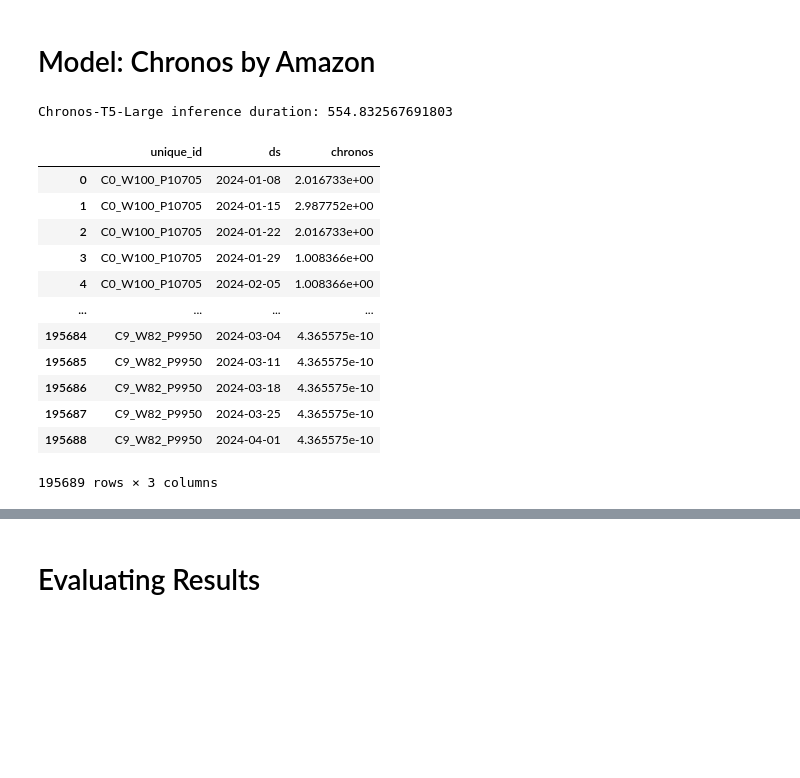
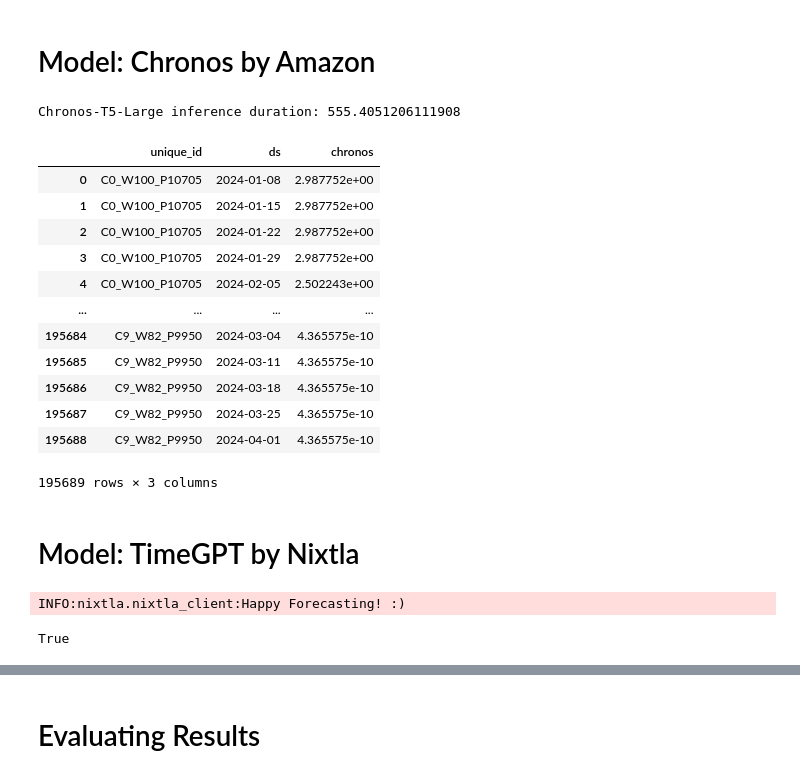
Before and after one commit to solayman-cs/long-horizon-forecast, a Jupyter notebook: experiments.ipynb, the cells around one changed output, grey strips where cells are left out. Drawn from its saved outputs; the diff is of its cells as text; code cells hidden in the pictures; blank space fills up the shorter version.

```diff
--- a/experiments.ipynb
+++ b/experiments.ipynb
@@ -202,13 +216,14 @@ batch_size = 13
 actual = []
 chronos_large_preds = []
 
-start = time.time()
+
 all_timeseries = [
     torch.tensor(df["y"].values[:-horizon])
     for _, df in Y_df.groupby("unique_id")
     if len(df["y"].values) > horizon
 ]
 
+start = time.time()
 
 for i in tqdm(range(0, len(all_timeseries), batch_size)):
     batch_context = all_timeseries[i: i + batch_size]
@@ -218,45 +233,45 @@ for i in tqdm(range(0, len(all_timeseries), batch_size)):
 
 chronos_large_preds = np.concatenate(chronos_large_preds)
 chronos_large_duration = time.time() - start
-print("Chronos-T5-Large inference duration:", chronos_large_duration)
+print("Chronos-T5-Large inference duration (seconds):", chronos_large_duration)
 # %% [output]
-Chronos-T5-Large inference duration: 554.832567691803
+Chronos-T5-Large inference duration: 555.4051206111908
 # %%
 rows = {
     "unique_id": [],
     "ds": [],
     "chronos": [],
 }
 
 Y_df["ds"] = pd.to_datetime(Y_df["ds"])
 
-for (name, group), tiny_pred in zip(
-    Y_df.groupby("unique_id"), chronos_tiny_preds
+for (name, group), large_pred in zip(
+    Y_df.groupby("unique_id"), chronos_large_preds
 ):
     group = group.sort_values("ds")
     last_date = group["ds"].iloc[-1]
 
     if len(group) >= 2:
         freq = group["ds"].iloc[-1] - group["ds"].iloc[-2]
     else:
         freq = pd.Timedelta(days=7)  # Default to weekly if only one record
 
     # Generate forecast dates starting from last_date + freq
     forecast_dates = [last_date + freq * (i + 1) for i in range(horizon)]
 
     rows["unique_id"].extend([name] * horizon)
     rows["ds"].extend(forecast_dates)
-    rows["chronos"].extend(tiny_pred)
+    rows["chronos"].extend(large_pred)
 
 chronos_df = pd.DataFrame(rows)
 chronos_df
 # %% [output]
 |  | unique_id | ds | chronos |
-| 0 | C0_W100_P10705 | 2024-01-08 | 2.016733e+00 |
+| 0 | C0_W100_P10705 | 2024-01-08 | 2.987752e+00 |
 | 1 | C0_W100_P10705 | 2024-01-15 | 2.987752e+00 |
-| 2 | C0_W100_P10705 | 2024-01-22 | 2.016733e+00 |
-| 3 | C0_W100_P10705 | 2024-01-29 | 1.008366e+00 |
-| 4 | C0_W100_P10705 | 2024-02-05 | 1.008366e+00 |
+| 2 | C0_W100_P10705 | 2024-01-22 | 2.987752e+00 |
+| 3 | C0_W100_P10705 | 2024-01-29 | 2.987752e+00 |
+| 4 | C0_W100_P10705 | 2024-02-05 | 2.502243e+00 |
 | ... | ... | ... | ... |
 | 195684 | C9_W82_P9950 | 2024-03-04 | 4.365575e-10 |
 | 195685 | C9_W82_P9950 | 2024-03-11 | 4.365575e-10 |
@@ -264,3 +279,5 @@ chronos_df
 | 195687 | C9_W82_P9950 | 2024-03-25 | 4.365575e-10 |
 | 195688 | C9_W82_P9950 | 2024-04-01 | 4.365575e-10 |
 195689 rows × 3 columns
+# %% [markdown]
+# Model: TimeGPT by Nixtla
@@ -266,0 +288,5 @@ chronos_df
+# %%
+nixtla_client.validate_api_key()
+# %% [output]
+INFO:nixtla.nixtla_client:Happy Forecasting! :)
+True
```
Also changed, not shown: parts of 18 cells of this notebook, 2 other files.
